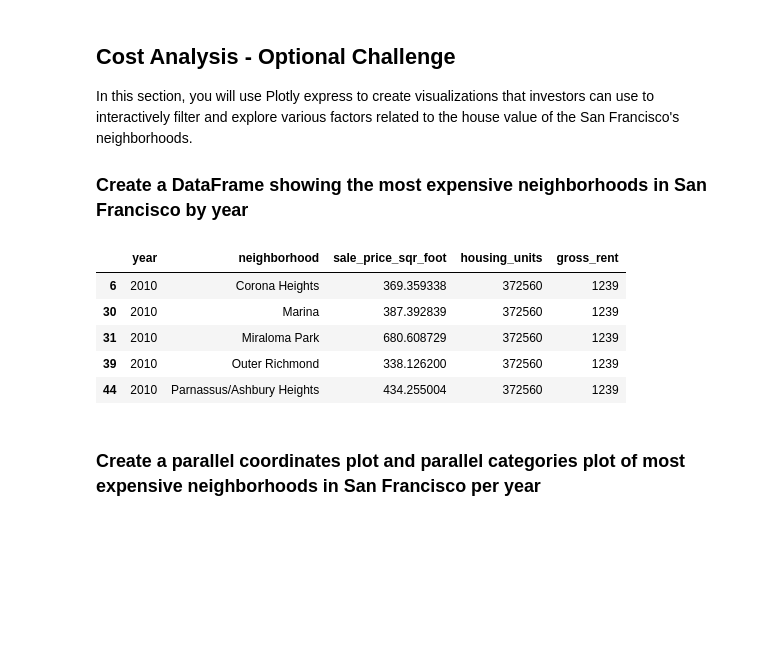
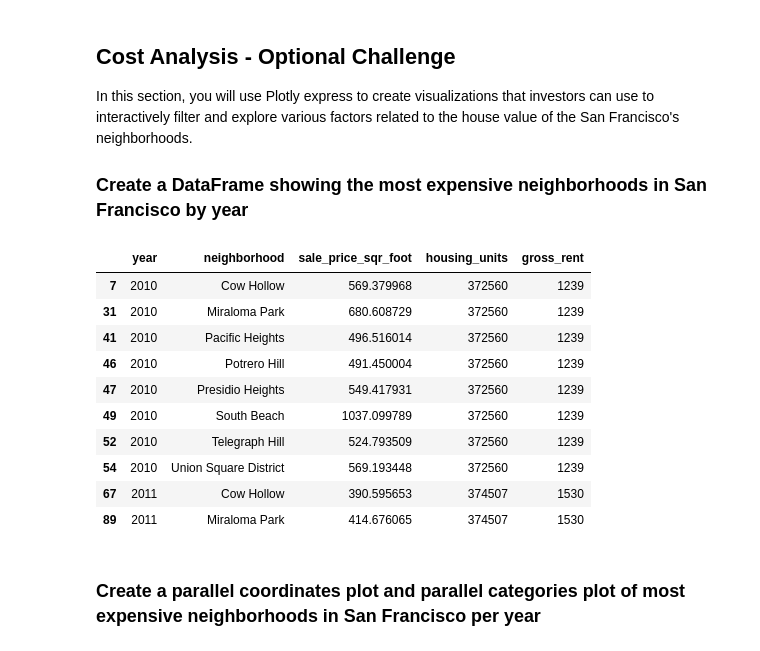
Before and after one commit to Boulaz2002/pyviz-homework, a Jupyter notebook: Starter_Code/rental_analysis.ipynb, the cells around one changed output. Drawn from its saved outputs; the diff is of its cells as text; code cells hidden in the pictures; blank space fills up the shorter version.

```diff
--- a/Starter_Code/rental_analysis.ipynb
+++ b/Starter_Code/rental_analysis.ipynb
@@ -202,9 +202,7 @@ In this section, you will need to calculate the mean sale price per square foot
 # YOUR CODE HERE!
 sfo_by_neigh = sfo_neigh_df.groupby([sfo_neigh_df.index,'neighborhood']).mean()
 sfo_by_neigh.reset_index(inplace=True)
-sfo_by_neigh.rename(columns={"level_0": "year"}, inplace=True)
-sfo_by_neigh_10 = sfo_neigh_df.groupby([sfo_neigh_df.index,'neighborhood']).mean()
-sfo_by_neigh_10.rename(columns={"level_0": "year"}, inplace=True)
+sfo_by_neigh_10 = sfo_neigh_df.groupby(['neighborhood']).mean()
 sfo_by_neigh_10 = sfo_by_neigh_10.sort_values('sale_price_sqr_foot', ascending = False).head(10).reset_index()
 
 sfo_by_neigh_10
@@ -363,14 +345,19 @@ In this section, you will use Plotly express to create visualizations that inves
 # %%
 # Fetch the data from all expensive neighborhoods per year.
 
-joined.head()
+joined.head(10)
 # %% [output]
 |  | year | neighborhood | sale_price_sqr_foot | housing_units | gross_rent |
-| 6 | 2010 | Corona Heights | 369.359338 | 372560 | 1239 |
-| 30 | 2010 | Marina | 387.392839 | 372560 | 1239 |
+| 7 | 2010 | Cow Hollow | 569.379968 | 372560 | 1239 |
 | 31 | 2010 | Miraloma Park | 680.608729 | 372560 | 1239 |
-| 39 | 2010 | Outer Richmond | 338.126200 | 372560 | 1239 |
-| 44 | 2010 | Parnassus/Ashbury Heights | 434.255004 | 372560 | 1239 |
+| 41 | 2010 | Pacific Heights | 496.516014 | 372560 | 1239 |
+| 46 | 2010 | Potrero Hill | 491.450004 | 372560 | 1239 |
+| 47 | 2010 | Presidio Heights | 549.417931 | 372560 | 1239 |
+| 49 | 2010 | South Beach | 1037.099789 | 372560 | 1239 |
+| 52 | 2010 | Telegraph Hill | 524.793509 | 372560 | 1239 |
+| 54 | 2010 | Union Square District | 569.193448 | 372560 | 1239 |
+| 67 | 2011 | Cow Hollow | 390.595653 | 374507 | 1530 |
+| 89 | 2011 | Miraloma Park | 414.676065 | 374507 | 1530 |
 # %% [markdown]
 ### Create a parallel coordinates plot and parallel categories plot of most expensive neighborhoods in San Francisco per year
 # %%
```
Also changed, not shown: parts of 11 cells of this notebook.
